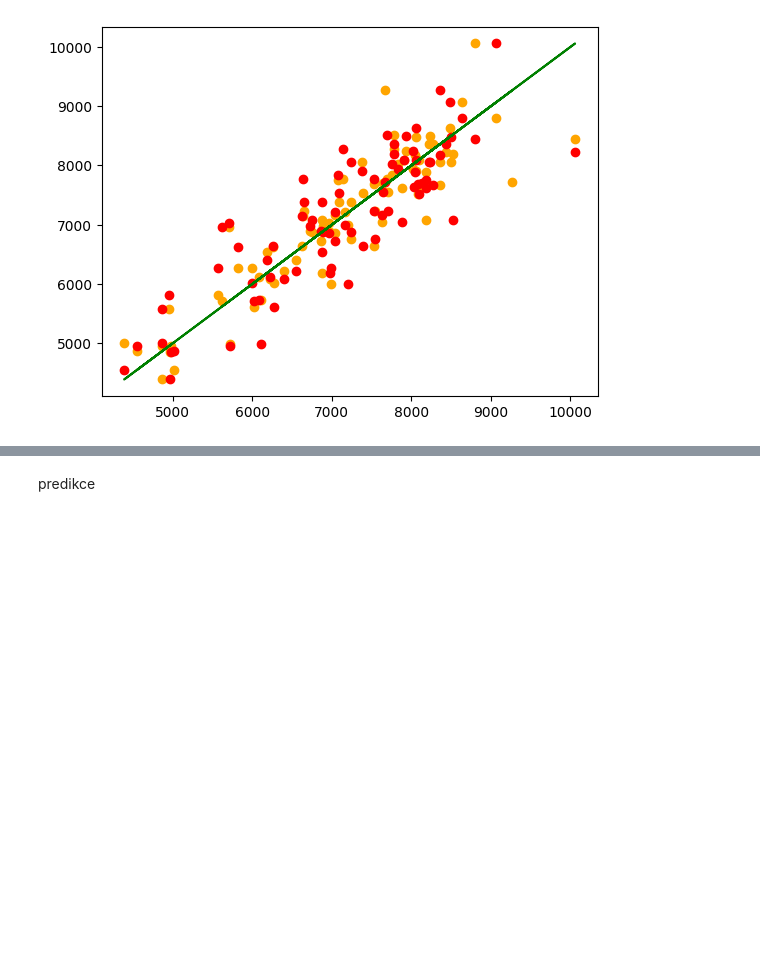
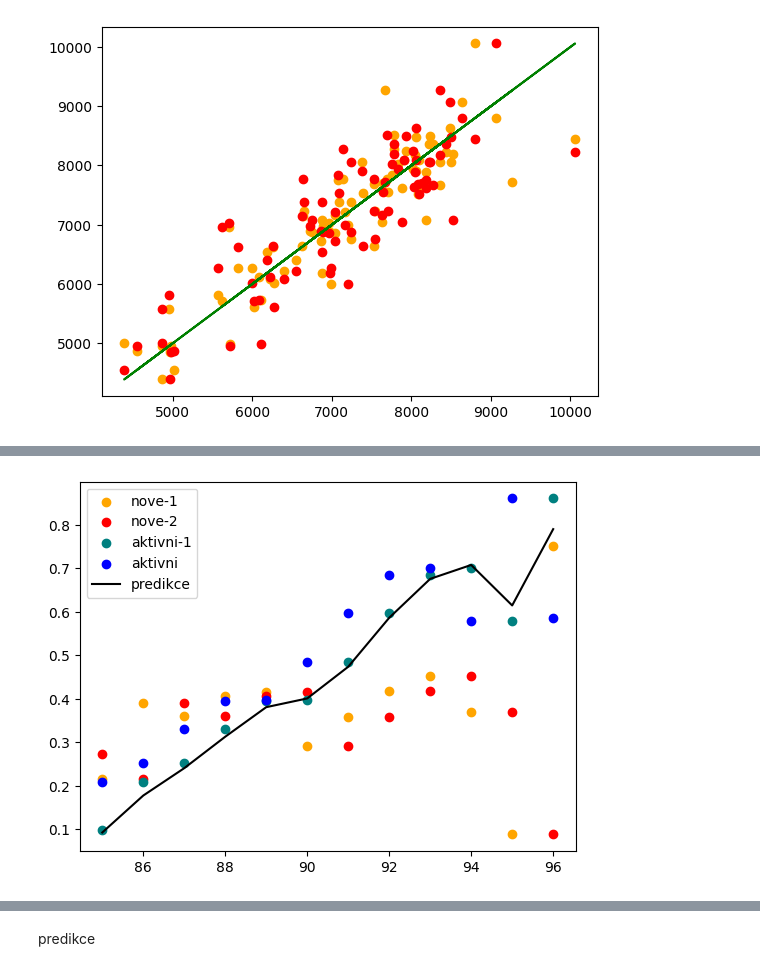
Before and after one commit to HonzaHalik/sws, a Jupyter notebook: code/predictive modeling/funkcni/predictive OLS final copy 2.ipynb, the cells around one changed output, grey strips where cells are left out. Cells and saved outputs as stored; diff of their text form; code cells hidden in the pictures; blank space fills up the shorter version.

```diff
--- a/code/predictive modeling/funkcni/predictive OLS final copy 2.ipynb
+++ b/code/predictive modeling/funkcni/predictive OLS final copy 2.ipynb
@@ -215,0 +215,93 @@ plt.plot(df['aktivni'],y,color="green")
+# %%
+%%time
+import pandas as pd
+import numpy as np
+import matplotlib.pyplot as plt
+import seaborn as sns
+from sklearn import model_selection
+from sklearn.linear_model import LinearRegression
+from sklearn.model_selection import train_test_split
+
+from sklearn.metrics import mean_absolute_error, mean_squared_error
+from sklearn import metrics
+from sklearn.metrics import classification_report
+
+import statsmodels.api as sm
+test = True
+out = True
+graf = True
+
+
+df = pd.read_excel(fr"C:\Users\halik\OneDrive\development\github\sws\code\predictive modeling\funkcni\funcni data set.xlsx")
+df = df.drop(df.index[:13])
+df = df.drop(df.index[-12:])
+
+df=(df-df.min())/(df.max()-df.min())
+#plt.ylim(0,11000)
+graf = True
+test = True
+out = True
+models = []
+rmse_list = []
+y_pred_list = []
+#* training dataframe bez randomizace
+df_train =df.drop(df.index[-12:])
+df_train =df.drop(df.index[-12:])
+#*test dataframe bez randomizace
+df_test = df.drop(df.index[:-12])
+df_test = df.drop(df.index[:-12])
+
+
+repo = ['repo', 'repo-1', 'repo-2', 'repo-3', 'repo-4', 'repo-5', 'repo-6', 'repo-7']
+aktivni = ['aktivni-1', 'aktivni-2', 'aktivni-3', 'aktivni-4', 'aktivni-5', 'aktivni-6', 'aktivni-7']
+nove = ['nove-1', 'nove-2', "nove-3", 'nove-4', 'nove-5', 'nove-6', 'nove-7']
+cena = ['cena-1','cena-2','cena-3','cena-4','cena-5','cena-6','cena-7']
+#//zobrazeni = ['zobrazeni-1','zobrazeni-2','zobrazeni-3','zobrazeni-4','zobrazeni-5','zobrazeni-6','zobrazeni-7']
+doba = ['doba-1','doba-2','doba-3','doba-4','doba-5','doba-6','doba-7']
+
+#* definovat data
+X = df[["aktivni-1", "nove-1", "nove-2"]]
+y = df[['aktivni']]
+
+#* training dataframe bez randomizace
+X_train = X.drop(X.index[-12:])
+y_train = y.drop(y.index[-12:])
+#* testing dataframe bez randomizace
+X_test = X.drop(X.index[:-12])
+y_test = y.drop(y.index[:-12])
+#*fit OLS regresi na train datech
+model = sm.OLS(y_train,X_train).fit()
+if test:
+    # Predict on the test set
+    y_pred = model.predict(X_test)
+    y_pred_list.append(y_pred)
+    # Evaluate the model
+    mae = mean_absolute_error(y_test, y_pred)
+    mse = mean_squared_error(y_test, y_pred)
+    rmse = np.sqrt(mse)
+    rmse_list.append(rmse)
+
+#*dotrenovat model na vsech datech
+model = sm.OLS(y,X).fit()
+#*pridat modely do listu pro ulozeni
+models.append(model)
+if graf:
+    #>>graf
+    #* trenovaci data
+    plt.scatter(df_test.index,df_test['nove-1'],label="nove-1",color="orange")
+    plt.scatter(df_test.index,df_test['nove-2'],label="nove-2",color="red")
+    plt.scatter(df_test.index,df_test['aktivni-1'],label="aktivni-1",color="teal")
+    #* realita
+    plt.scatter(df_test.index,df_test['aktivni'],label="aktivni",color="blue")
+    #* predikce
+    plt.plot(df_test.index, y_pred.values, label='predikce', color="black")
+    plt.legend()
+    plt.show()
+if out:
+    print(len(models))
+    print(f"Mean absolute error: {mae:.2f}")
+    print(f"Mean squared error: {mse:.2f}")
+    print(f"Root mean squared error: {rmse:.2f}")
+    print(model.summary())
+# %% [output]
+[figure, added]
```
Also changed, not shown: parts of 8 cells of this notebook, 9 other files.
